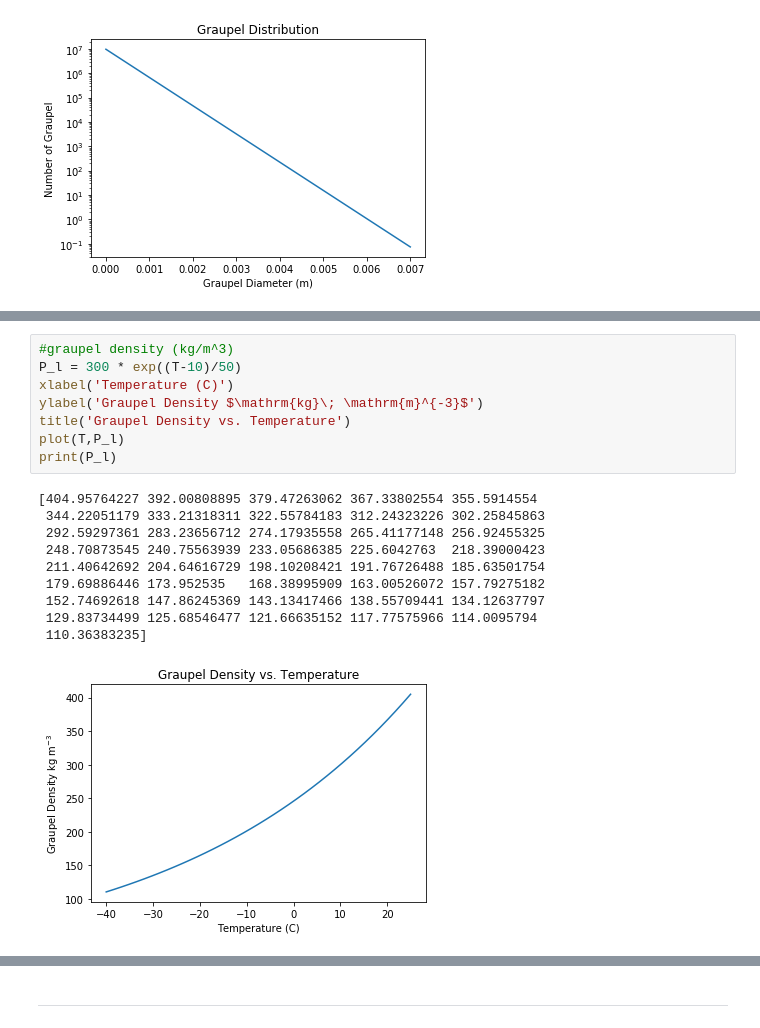
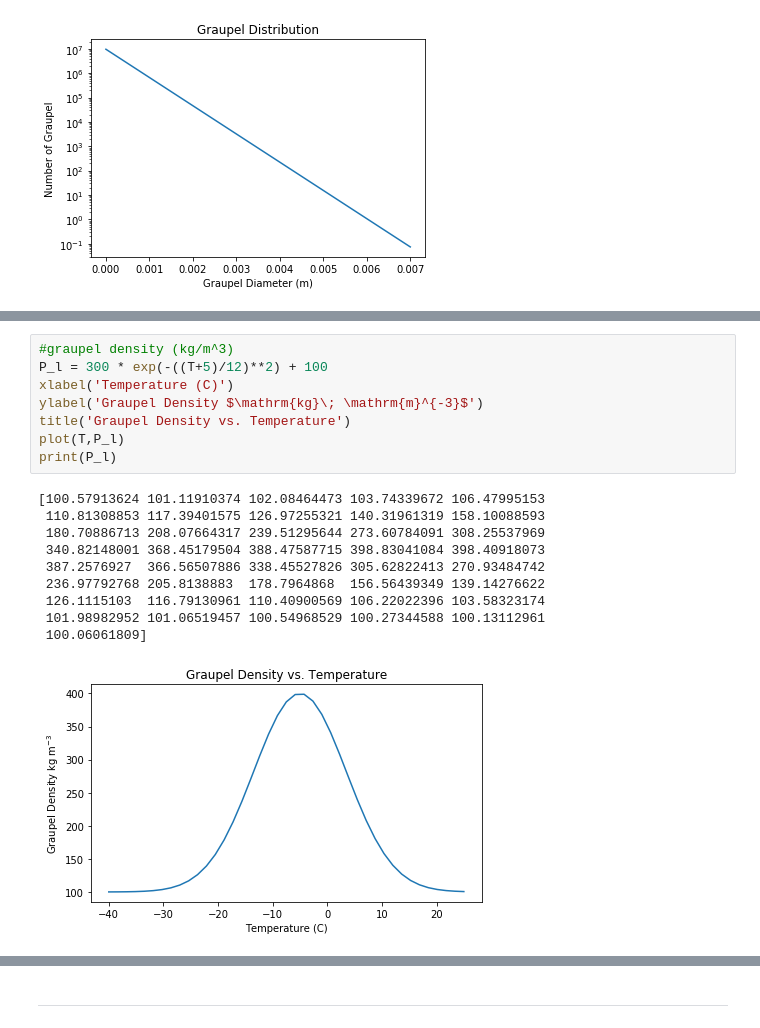
Before and after one commit to mellie-21/summerlightning, a Jupyter notebook: Thunderstorm Model.ipynb, the cells around one changed output, grey strips where cells are left out. Saved outputs shown, nothing was run; the diff lists cells and outputs as text.

```diff
--- a/Thunderstorm Model.ipynb
+++ b/Thunderstorm Model.ipynb
@@ -153,20 +162,20 @@ Text(0.5, 1.0, 'Graupel Distribution')
 # %%
 #graupel density (kg/m^3)
-P_l = 300 * exp((T-10)/50)
+P_l = 300 * exp(-((T+5)/12)**2) + 100
 xlabel('Temperature (C)')
 ylabel('Graupel Density $\mathrm{kg}\; \mathrm{m}^{-3}$')
 title('Graupel Density vs. Temperature')
 plot(T,P_l)
 print(P_l)
 # %% [output]
-[404.95764227 392.00808895 379.47263062 367.33802554 355.5914554
- 344.22051179 333.21318311 322.55784183 312.24323226 302.25845863
- 292.59297361 283.23656712 274.17935558 265.41177148 256.92455325
- 248.70873545 240.75563939 233.05686385 225.6042763  218.39000423
- 211.40642692 204.64616729 198.10208421 191.76726488 185.63501754
- 179.69886446 173.952535   168.38995909 163.00526072 157.79275182
- 152.74692618 147.86245369 143.13417466 138.55709441 134.12637797
- 129.83734499 125.68546477 121.66635152 117.77575966 114.0095794
- 110.36383235]
+[100.57913624 101.11910374 102.08464473 103.74339672 106.47995153
+ 110.81308853 117.39401575 126.97255321 140.31961319 158.10088593
+ 180.70886713 208.07664317 239.51295644 273.60784091 308.25537969
+ 340.82148001 368.45179504 388.47587715 398.83041084 398.40918073
+ 387.2576927  366.56507886 338.45527826 305.62822413 270.93484742
+ 236.97792768 205.8138883  178.7964868  156.56439349 139.14276622
+ 126.1115103  116.79130961 110.40900569 106.22022396 103.58323174
+ 101.98982952 101.06519457 100.54968529 100.27344588 100.13112961
+ 100.06061809]
-[figure, old version]
+[figure, new version]
 # %%
```
Also changed, not shown: parts of 10 cells of this notebook.
